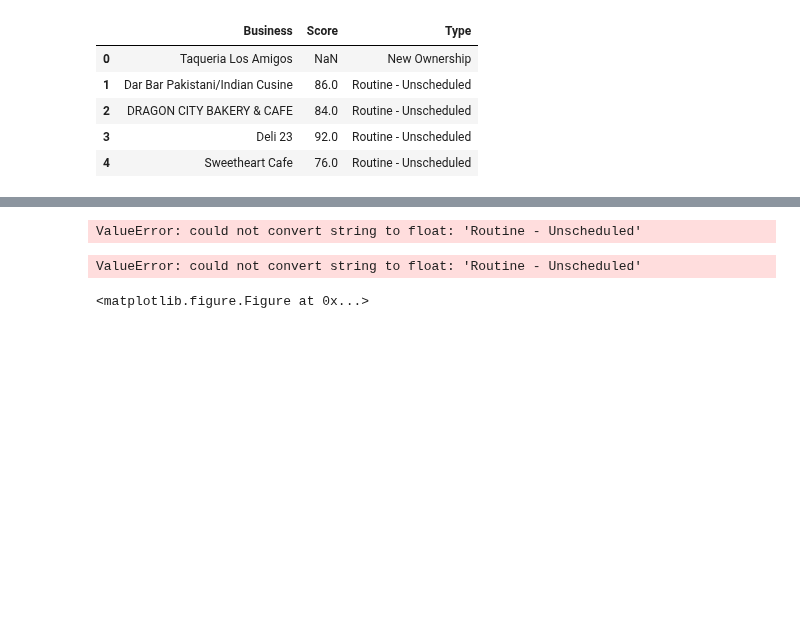
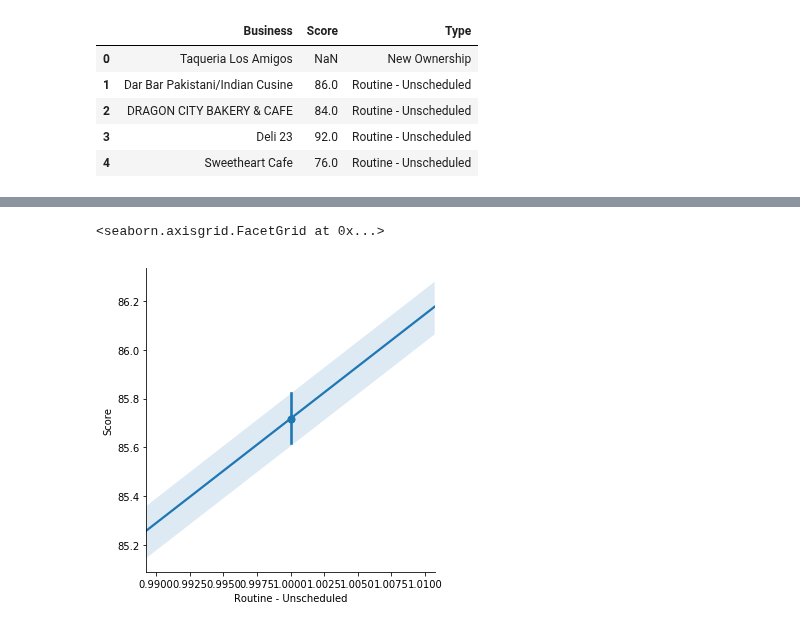
Before and after one commit to colarusso/codingthelaw, a Jupyter notebook: Fall_2017/work/edumore/p3/code_sample_1.ipynb, the cells around one changed output, grey strips where cells are left out. Saved outputs shown, nothing was run; the diff lists cells and outputs as text; code cells hidden in the pictures; blank space fills up the shorter version.

```diff
--- a/Fall_2017/work/edumore/p3/code_sample_1.ipynb
+++ b/Fall_2017/work/edumore/p3/code_sample_1.ipynb
@@ -203,7 +209,17 @@ score_lin_df = raw_data_df[[
                                'Administrative or Document Review',
                                'Community Health Assessment',
                                'Complaint',
-
-                               ]].copy()
+                               'Complaint Reinspection/Followup',
+                               'Foodborne Illness Investigation',
+                               'New Construction',
+                               'New Ownership',
+                               'New Ownership - Followup',
+                               'Non-inspection site visit',
+                               'Reinspection/Followup',
+                               'Routine - Scheduled',
+                               'Routine - Unscheduled',
+                               'Special Event',
+                               'Structural Inspection'
+                                            ]].copy()
 score_lin_df.head()
 # %% [output]
@@ -216,8 +239,7 @@ data = data[data["Score"]<=100]
 holdout = data.sample(frac=0.2)
 training = data.loc[~data.index.isin(holdout.index)]
 # %%
-sns.lmplot(x="Type", y="Score", data=training, x_estimator=np.mean, order=1)
+sns.lmplot(x="Routine - Unscheduled", y="Score", data=training, x_estimator=np.mean, order=1)
 # %% [output]
-ValueError: could not convert string to float: 'Routine - Unscheduled'
+<seaborn.axisgrid.FacetGrid at 0x...>
-ValueError: could not convert string to float: 'Routine - Unscheduled'
-<matplotlib.figure.Figure at 0x...>
+[figure, added]
```
Also changed, not shown: parts of 8 cells of this notebook.
